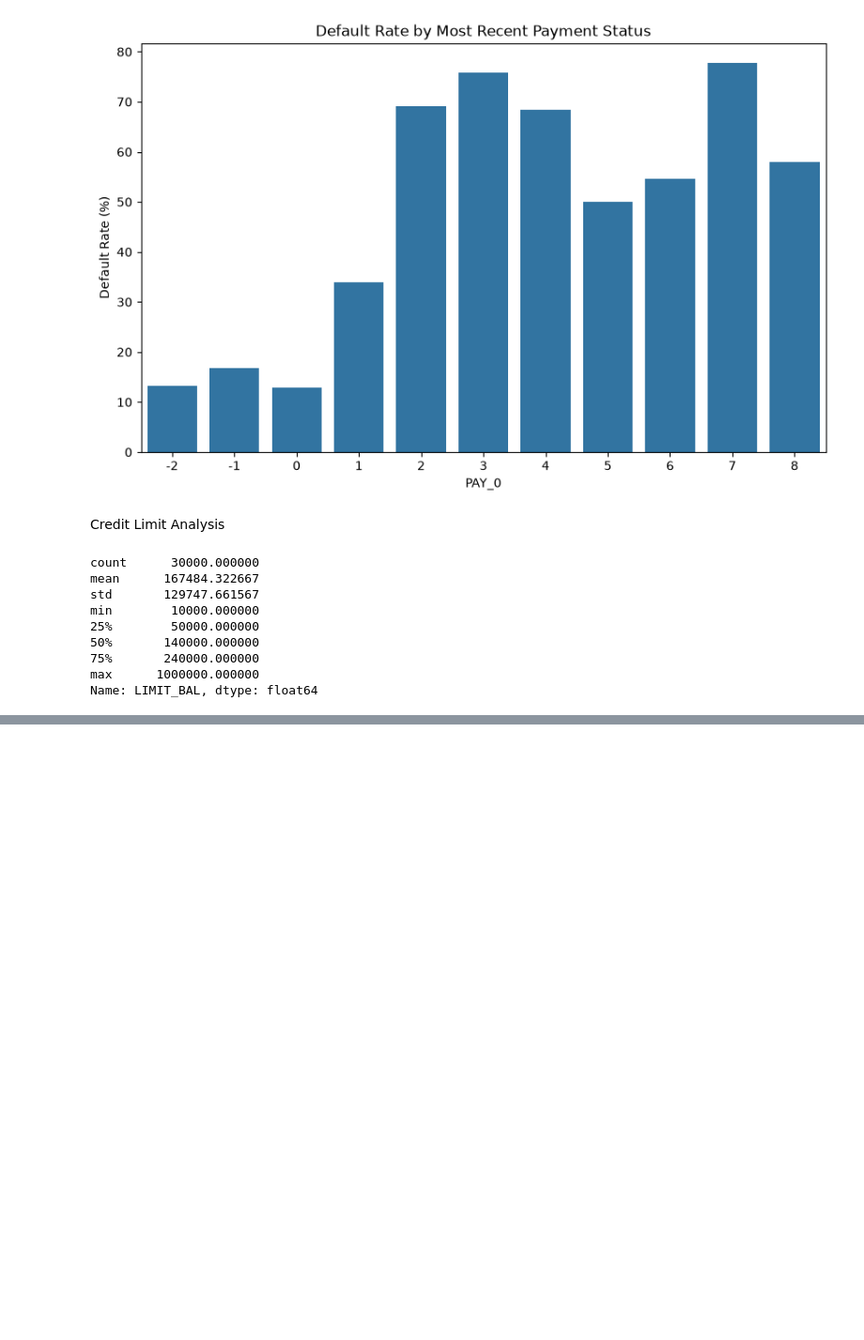
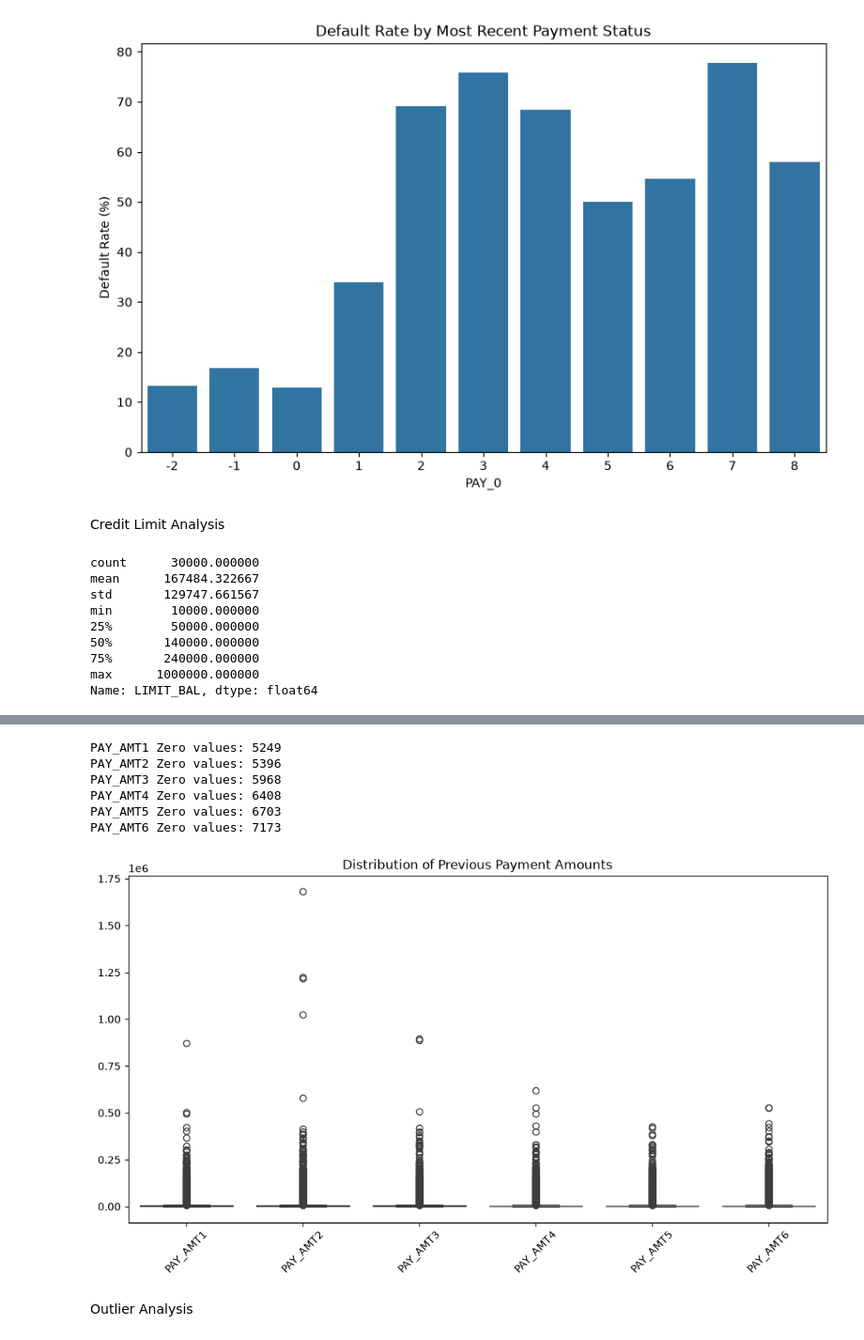
Before and after one commit to chamudi01/Credit-Risk-Scoring-System, a Jupyter notebook: notebooks/01_data_understanding.ipynb, the cells around one changed output, grey strips where cells are left out. Shown at 94% size. Cells and saved outputs as stored; diff of their text form; code cells hidden in the pictures; blank space fills up the shorter version.

```diff
--- a/notebooks/01_data_understanding.ipynb
+++ b/notebooks/01_data_understanding.ipynb
@@ -527,0 +605,28 @@ mmmmm
+# %%
+for col in pay_amt_cols:
+    print(
+        col,
+        "Zero values:",
+        (df[col] == 0).sum()
+    )
+# %% [output]
+PAY_AMT1 Zero values: 5249
+PAY_AMT2 Zero values: 5396
+PAY_AMT3 Zero values: 5968
+PAY_AMT4 Zero values: 6408
+PAY_AMT5 Zero values: 6703
+PAY_AMT6 Zero values: 7173
+# %%
+plt.figure(figsize=(12, 6))
+
+sns.boxplot(data=df[pay_amt_cols])
+
+plt.title("Distribution of Previous Payment Amounts")
+
+plt.xticks(rotation=45)
+
+plt.show()
+# %% [output]
+[figure, added]
+# %% [markdown]
+Outlier Analysis
```
Also changed, not shown: parts of 18 cells of this notebook.
